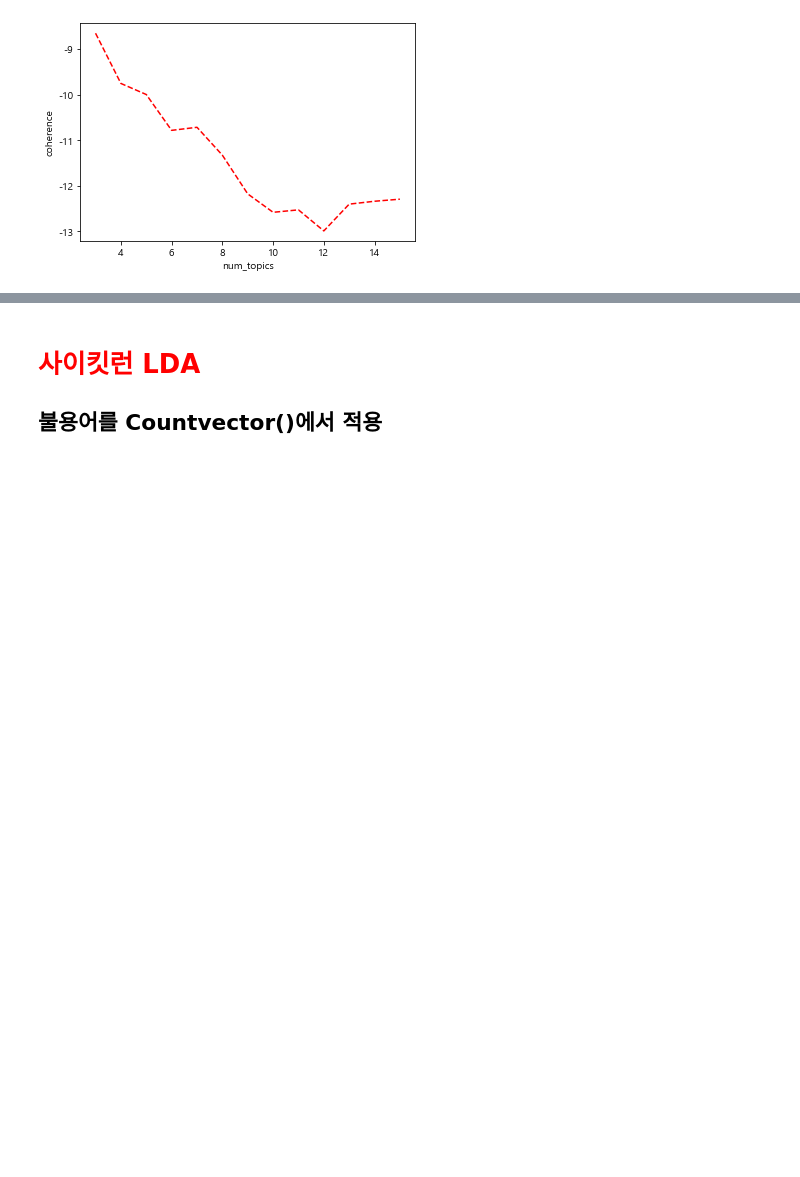
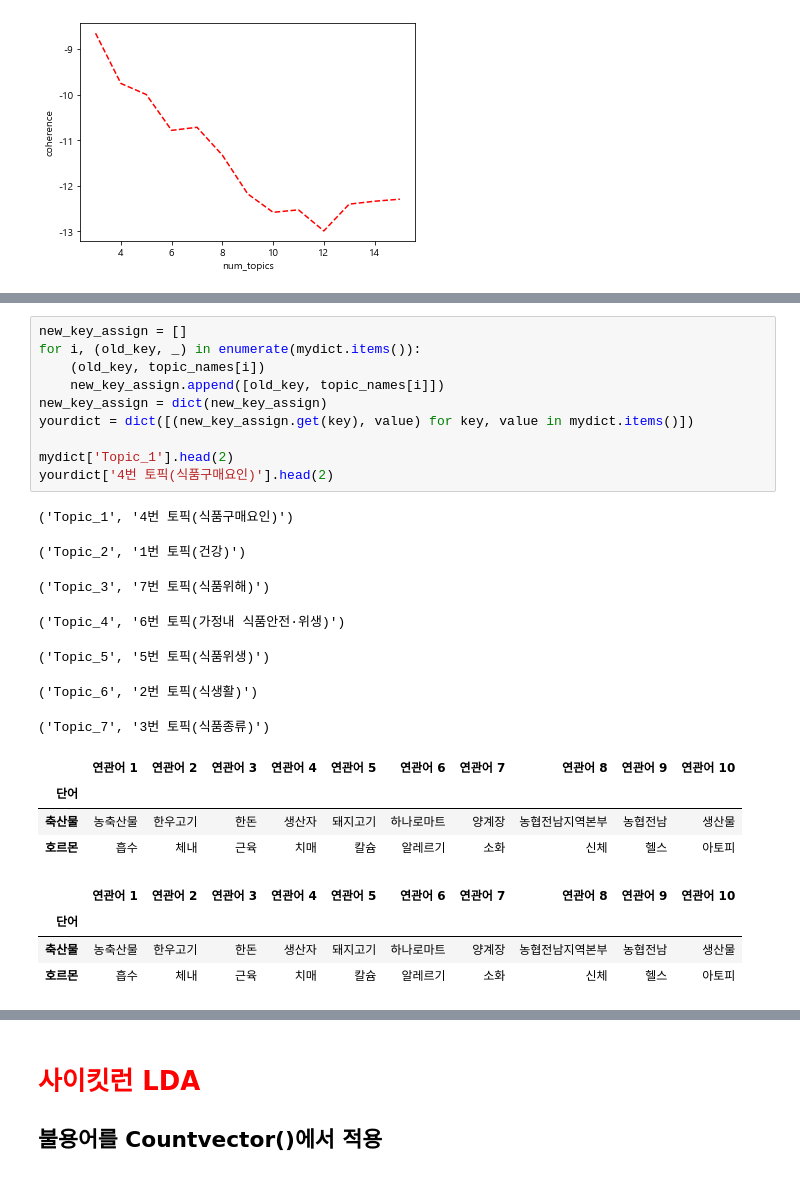
Before and after one commit to ancestor9/webscrap_LDA, a Jupyter notebook: 2022_10_LDA_gensim.ipynb, the cells around one changed output, grey strips where cells are left out. Cells and saved outputs as stored; diff of their text form; blank space fills up the shorter version.

```diff
--- a/2022_10_LDA_gensim.ipynb
+++ b/2022_10_LDA_gensim.ipynb
@@ -1193,0 +1206,26 @@ num_topics: 15, perplexity: -9.835, coherence: -12.296
+# %%
+new_key_assign = []
+for i, (old_key, _) in enumerate(mydict.items()):
+    (old_key, topic_names[i])
+    new_key_assign.append([old_key, topic_names[i]])
+new_key_assign = dict(new_key_assign)
+yourdict = dict([(new_key_assign.get(key), value) for key, value in mydict.items()])
+
+mydict['Topic_1'].head(2)
+yourdict['4번 토픽(식품구매요인)'].head(2)
+# %% [output]
+('Topic_1', '4번 토픽(식품구매요인)')
+('Topic_2', '1번 토픽(건강)')
+('Topic_3', '7번 토픽(식품위해)')
+('Topic_4', '6번 토픽(가정내 식품안전·위생)')
+('Topic_5', '5번 토픽(식품위생)')
+('Topic_6', '2번 토픽(식생활)')
+('Topic_7', '3번 토픽(식품종류)')
+|  | 연관어 1 | 연관어 2 | 연관어 3 | 연관어 4 | 연관어 5 | 연관어 6 | 연관어 7 | 연관어 8 | 연관어 9 | 연관어 10 |
+| 단어 |  |  |  |  |  |  |  |  |  |  |
+| 축산물 | 농축산물 | 한우고기 | 한돈 | 생산자 | 돼지고기 | 하나로마트 | 양계장 | 농협전남지역본부 | 농협전남 | 생산물 |
+| 호르몬 | 흡수 | 체내 | 근육 | 치매 | 칼슘 | 알레르기 | 소화 | 신체 | 헬스 | 아토피 |
+|  | 연관어 1 | 연관어 2 | 연관어 3 | 연관어 4 | 연관어 5 | 연관어 6 | 연관어 7 | 연관어 8 | 연관어 9 | 연관어 10 |
+| 단어 |  |  |  |  |  |  |  |  |  |  |
+| 축산물 | 농축산물 | 한우고기 | 한돈 | 생산자 | 돼지고기 | 하나로마트 | 양계장 | 농협전남지역본부 | 농협전남 | 생산물 |
+| 호르몬 | 흡수 | 체내 | 근육 | 치매 | 칼슘 | 알레르기 | 소화 | 신체 | 헬스 | 아토피 |
```
Also changed, not shown: parts of 50 cells of this notebook.
